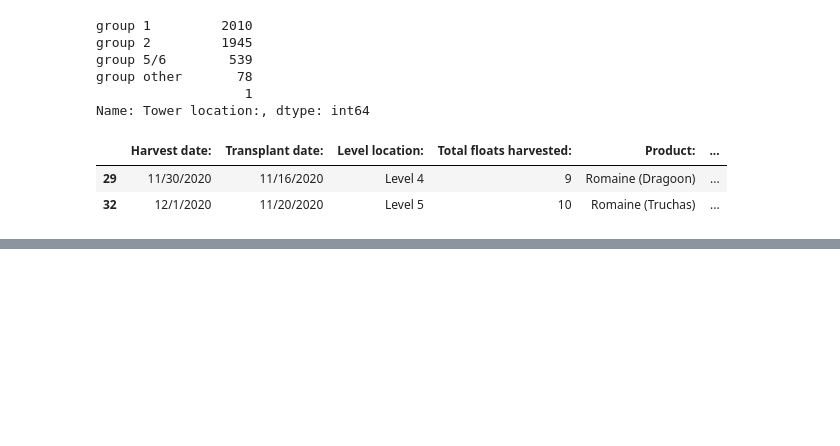
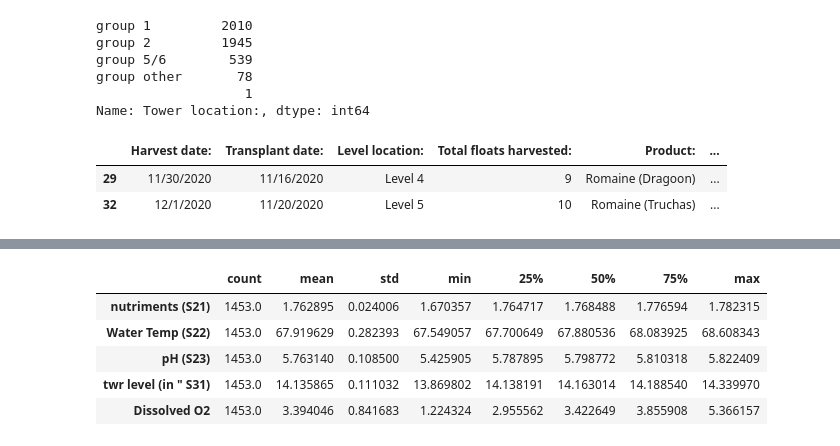
Before and after one commit to williamjwall/Aqua_verti_data, a Jupyter notebook: notebooks/EDA_farming.ipynb, the cells around one changed output, grey strips where cells are left out. Saved outputs shown, nothing was run; the diff lists cells and outputs as text; code cells hidden in the pictures; blank space fills up the shorter version.

```diff
--- a/notebooks/EDA_farming.ipynb
+++ b/notebooks/EDA_farming.ipynb
@@ -308,0 +249,9 @@ X_train, X_test, y_train, y_test = train_test_split(X_g1, y_g1, test_size = 0.2)
+# %%
+X_g1.describe().T
+# %% [output]
+|  | count | mean | std | min | 25% | 50% | 75% | max |
+| nutriments (S21) | 1453.0 | 1.762895 | 0.024006 | 1.670357 | 1.764717 | 1.768488 | 1.776594 | 1.782315 |
+| Water Temp (S22) | 1453.0 | 67.919629 | 0.282393 | 67.549057 | 67.700649 | 67.880536 | 68.083925 | 68.608343 |
+| pH (S23) | 1453.0 | 5.763140 | 0.108500 | 5.425905 | 5.787895 | 5.798772 | 5.810318 | 5.822409 |
+| twr level (in " S31) | 1453.0 | 14.135865 | 0.111032 | 13.869802 | 14.138191 | 14.163014 | 14.188540 | 14.339970 |
+| Dissolved O2 | 1453.0 | 3.394046 | 0.841683 | 1.224324 | 2.955562 | 3.422649 | 3.855908 | 5.366157 |
```
Also changed, not shown: parts of 64 cells of this notebook, 1 other file.
